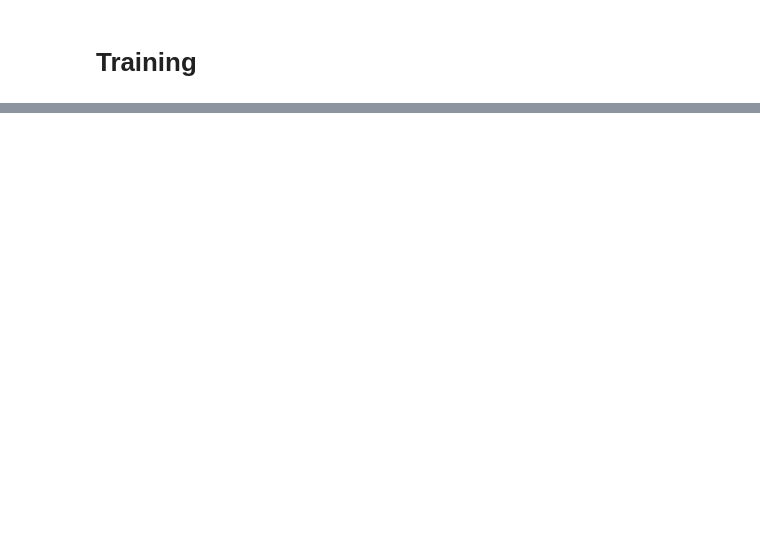
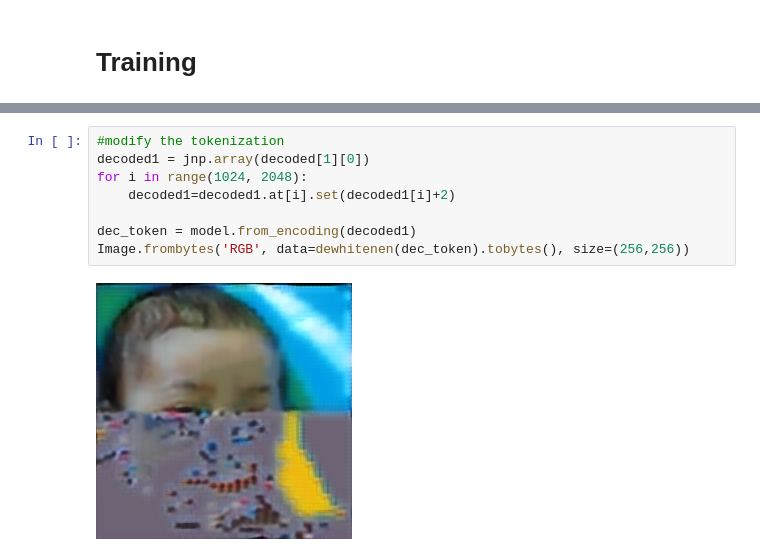
Before and after one commit to MaxGubin/video_encoders, a Jupyter notebook: vqvae.ipynb, the cells around one changed output, grey strips where cells are left out. Cells and saved outputs as stored; diff of their text form; blank space fills up the shorter version.

```diff
--- a/vqvae.ipynb
+++ b/vqvae.ipynb
@@ -338,0 +308,10 @@ Array([[[[  5,   9,  13],
+# %%
+#modify the tokenization
+decoded1 = jnp.array(decoded[1][0])
+for i in range(1024, 2048):
+    decoded1=decoded1.at[i].set(decoded1[i]+2)
+
+dec_token = model.from_encoding(decoded1)
+Image.frombytes('RGB', data=dewhitenen(dec_token).tobytes(), size=(256,256))
+# %% [output]
+[figure, added]
```
Also changed, not shown: parts of 27 cells of this notebook, 1 other file.
